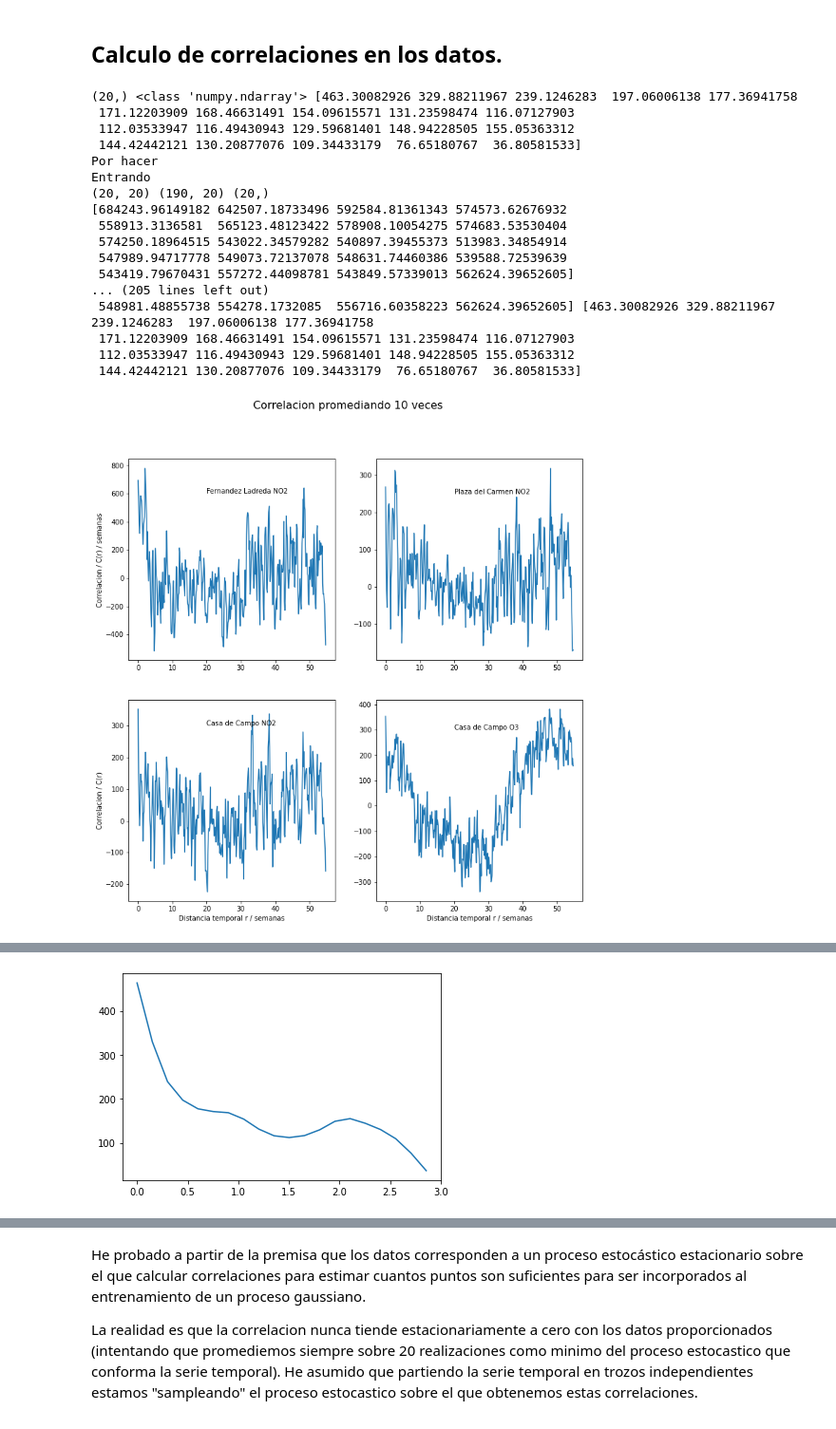
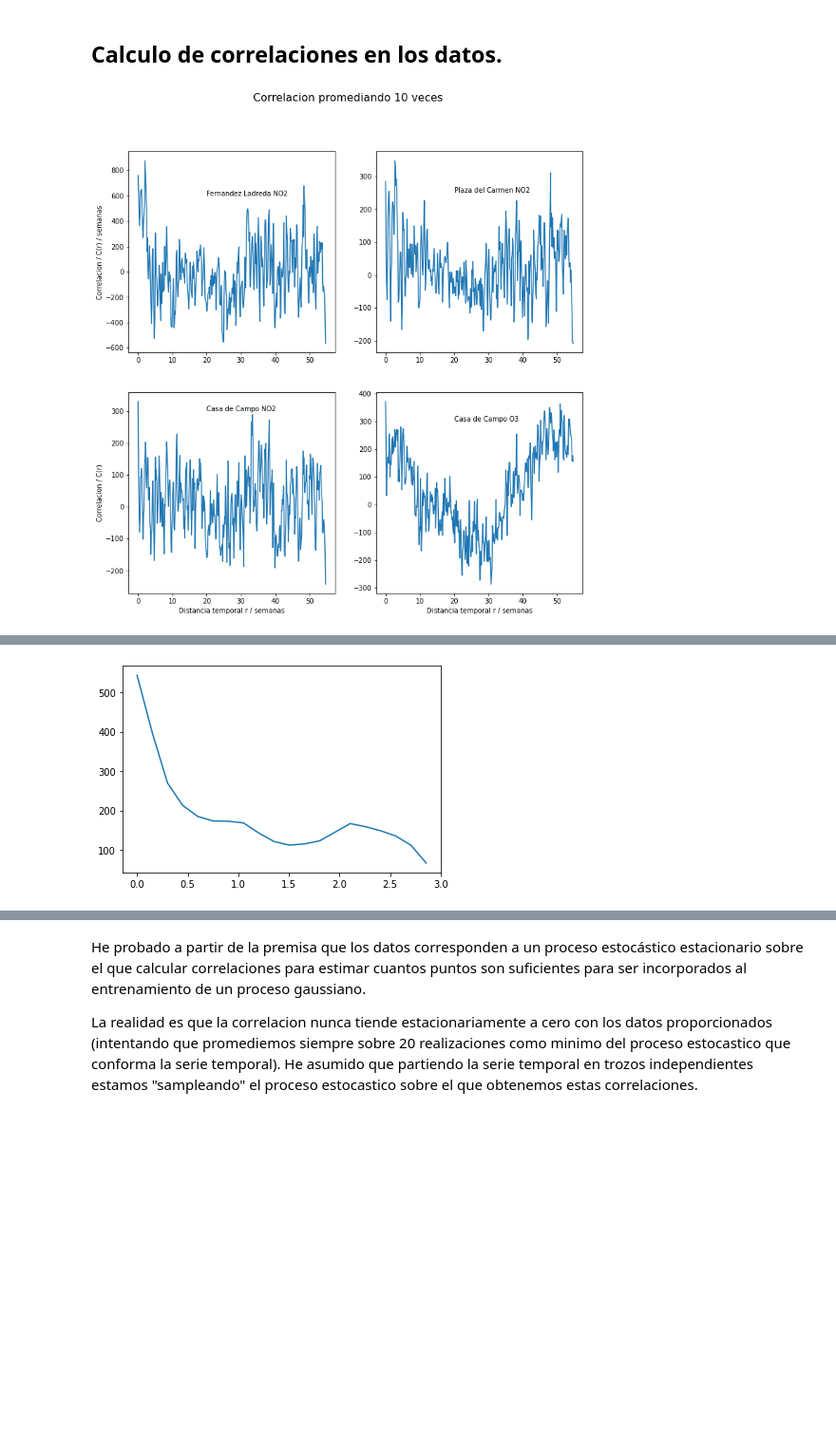
Before and after one commit to juanlu29/juanlu29, a Jupyter notebook: preprocesadoDatosContaminacionMadrid.ipynb, the cells around one changed output, grey strips where cells are left out. Shown at 95% size. Saved outputs shown, nothing was run; the diff lists cells and outputs as text; code cells hidden in the pictures; blank space fills up the shorter version.

```diff
--- a/preprocesadoDatosContaminacionMadrid.ipynb
+++ b/preprocesadoDatosContaminacionMadrid.ipynb
@@ -137,7 +137,6 @@ class correlaciones_promedio:
   '''
 
   def __init__(self,r,n,np,serie):
-    print("Entrando")
     self.Serie = serie # Array numpy con la serie temporal 1dimensional
     self.R = r # Conjunto de puntos del dominio de las medidas
     self.N = n # Numero de medidas totales de la serie temporal
@@ -173,9 +172,8 @@ class correlaciones_promedio:
     # Luego el productor matricial, si solo fuera fila traspuesta por fila misma, genera una matriz de productos punto a punto que constituyen una realizacion de la correlacion a medir
     # Si luego lo hacemos matricialmente, con las matrices incluyendo todas las realizaciones, el producto matricial es equivalente a hacer lo anterior y sumar. Es decir promediamos
     # Finalmente factor de normalizacion esta incluido
-    medida_diff_media = self.Series-np.full(np.shape(self.Series),self.Media)*np.sqrt(1./float(self.Np))
+    medida_diff_media = (self.Series-np.full(np.shape(self.Series),self.Media))*np.sqrt(1./float(self.Np))
     self.Correlacion = np.matmul(medida_diff_media.T,medida_diff_media)
-    print(np.shape(self.Correlacion),np.shape(medida_diff_media),np.shape(self.Media))
 
   def corrEstPromCompt(self):
     '''
@@ -186,16 +184,12 @@ class correlaciones_promedio:
     # Primero Consideramos la matriz formada por las correlaciones punto a punto por encima (U) y por debajo (D) de la diagonal y
     # Vamos promediando donde haya puntos disponibles y en caso contrario añadimos ceros. La idea es con la información que tenemos
     # promediar para obtener C(x,x') - C(|x-x'|).
-    [print(np.concatenate((self.Correlacion[i,i:self.P],np.zeros(i)) )) for i in range(self.P)]
-    #[plt.plot(np.concatenate((self.Correlacion[i,i:self.P],np.zeros(i)) )) for i in range(self.P)]
     corr_U = np.asarray([np.concatenate((self.Correlacion[i,i:self.P],np.zeros(i)) ) for i in range(self.P)])
-    [print(np.flip(np.concatenate(( np.zeros(self.P-i-1),self.Correlacion[i,0:i+1])))) for i in range(self.P)]
     corr_D = np.asarray([np.flip(np.concatenate((np.zeros(self.P-i-1),self.Correlacion[i,0:i+1]))) for i in range(self.P)])
 
     # Seguidamente, estas dos matrices son equivalentes en la aproximacion y se suman para obtener el promedio con la cantidad de puntos
     # que se han sumado. Estos puntos para promediar van desde 2*self.P a 2, porque es un promediado sobre dimensiones de la matriz de correlacion
     corrEst = np.sum(corr_U + corr_D,axis=0)
-    print(np.shape(corrEst),corrEst)
     self.CorrEstProm =  np.asarray([corrEst[i]/(2*self.P-i*2) for i in range(self.P)])
 
 
@@ -236,19 +230,18 @@ def averCorrComptx(serie,longitudProceso):
   correlacion = np.zeros([longitudProceso,longitudProceso])
 
   # Necesitamos derivar la media previamente
-  media = np.zeros(longitudProceso)
-  media = (1./float(particiones))*np.sum(particionado, axis=0)
+  media = (1./float(particiones-1))*np.sum(particionado, axis=0)
 
   for i in range(longitudProceso):
     for j in range(i,longitudProceso,1):
       # Promediado
-      for k in range(particiones):
+      for k in range(particiones-1):
         correlacion[i,j] += (particionado[k][i]-media[i])*(particionado[k][j]-media[j])
       # Esta matriz es simétrica
       correlacion[j,i] = correlacion[i,j]
 
   # Normalizado de la matriz
-  correlacion = correlacion*(1./float(particiones))
+  correlacion = correlacion*(1./float(particiones-1))
   return np.asarray(correlacion), np.asarray(media)
 
 
@@ -378,54 +371,53 @@ ax22c.text(1.5,500,"Casa de Campo O3")
 
 grid_plots_datos_190.show()
 
 fig_comparacion_matriz_estacionaria_exp, (ax_est,ax_exp,ax_diff) = plt.subplots(1,3,figsize=(15,6))
 
 matriz_exp = np.asarray([np.concatenate((np.flip(correlacion56[0,:],0)[len(r190)-i:],correlacion56[0,0:len(r190)-i])) for i in range(len(r190))])
 m_diff = np.abs(correlacion56-matriz_exp)/np.abs(correlacion56)
 
 im1 = ax_exp.imshow(matriz_exp,vmin=np.amin(matriz_exp),vmax=np.amax(matriz_exp),cmap='jet', aspect = 'auto')
 im2 = ax_est.imshow(correlacion56,vmin=np.amin(correlacion56),vmax=np.amax(correlacion56),cmap='jet', aspect = 'auto')
 im3 = ax_diff.imshow(m_diff,vmin=np.amin(m_diff), vmax=np.amax(m_diff), cmap='jet', aspect='auto')
 
 
 fig_comparacion_matriz_estacionaria_exp.colorbar(im1, ax=ax_exp)
 fig_comparacion_matriz_estacionaria_exp.colorbar(im2, ax=ax_est)
 fig_comparacion_matriz_estacionaria_exp.colorbar(im3, ax=ax_diff)
 
 fig_comparacion_matriz_estacionaria_exp.show()
 
 # Promedio desplazando al origen todas las correlciones punto - punto
 
 correlaciones_iz = np.asarray([np.concatenate((correlacion56[i,i:len(r190)],np.zeros(i)) )for i in range(len(r190))])
-correlaciones_de = np.asarray([np.concatenate((np.flip(correlacion56[i,0:i]),np.zeros(len(r190)-i)) )for i in range(len(r190))])
+#correlaciones_de = np.asarray([np.concatenate((np.flip(correlacion56[i,0:i]),np.zeros(len(r190)-i)) )for i in range(len(r190))])
+correlaciones_de  = np.asarray([np.flip(np.concatenate((np.zeros(len(r190)-i-1),correlacion56[i,0:i+1]))) for i in range(len(r190))])
+
+
 correlaciones_x = np.sum(correlaciones_iz + correlaciones_de,axis=0)
 correlaciones_x = np.asarray([correlaciones_x[i]/(2*len(r190)-i*2) for i in range(len(r190))])
 
+
+
+
+
 fig_medio, ax_medio = plt.subplots(1,1)
-print(np.shape(correlaciones_x),type(correlaciones_x),correlaciones_x)
 ax_medio.plot(r190,correlaciones_x)
 fig_medio.show()
 
-print("Por hacer")
-correlaciones_r190 = correlaciones_promedio(r190,len(est56NO2_np),190,est56NO2_np[:,0])
-print("Hecho")
-print(correlaciones_r190.CorrEstProm,correlaciones_x)
+correlaciones_56NO2_r190 = correlaciones_promedio(r190,len(est56NO2_np),190,est56NO2_np[:,0])
+correlaciones_24NO2_r190 = correlaciones_promedio(r190,len(est24NO2_np),190,est56NO2_np[:,0])
+correlaciones_03NO2_r190 = correlaciones_promedio(r190,len(est03NO2_np),190,est56NO2_np[:,0])
+correlaciones_56NO2_r190 = correlaciones_promedio(r190,len(est03NO2_np),190,est56NO2_np[:,0])
+
+correlaciones_56NO2_r38 = correlaciones_promedio(r38,len(est56NO2_np),38,est56NO2_np[:,0])
+correlaciones_24NO2_r38 = correlaciones_promedio(r38,len(est24NO2_np),38,est56NO2_np[:,0])
+correlaciones_03NO2_r38 = correlaciones_promedio(r38,len(est03NO2_np),38,est56NO2_np[:,0])
+correlaciones_56NO2_r38 = correlaciones_promedio(r38,len(est03O3_np),38,est56NO2_np[:,0])
+
+correlaciones_56NO2_r10 = correlaciones_promedio(r10,len(est56NO2_np),10,est56NO2_np[:,0])
+correlaciones_24NO2_r10 = correlaciones_promedio(r10,len(est24NO2_np),10,est56NO2_np[:,0])
+correlaciones_03NO2_r10 = correlaciones_promedio(r10,len(est03NO2_np),10,est56NO2_np[:,0])
+correlaciones_03O3_r10 = correlaciones_promedio(r10,len(est03O3_np),10,est56NO2_np[:,0])
 # %% [output]
-(20,) <class 'numpy.ndarray'> [463.30082926 329.88211967 239.1246283  197.06006138 177.36941758
- 171.12203909 168.46631491 154.09615571 131.23598474 116.07127903
- 112.03533947 116.49430943 129.59681401 148.94228505 155.05363312
- 144.42442121 130.20877076 109.34433179  76.65180767  36.80581533]
-Por hacer
-Entrando
-(20, 20) (190, 20) (20,)
-[684243.96149182 642507.18733496 592584.81361343 574573.62676932
- 558913.3136581  565123.48123422 578908.10054275 574683.53530404
- 574250.18964515 543022.34579282 540897.39455373 513983.34854914
- 547989.94717778 549073.72137078 548631.74460386 539588.72539639
- 543419.79670431 557272.44098781 543849.57339013 562624.39652605]
-... (205 lines left out)
- 548981.48855738 554278.1732085  556716.60358223 562624.39652605] [463.30082926 329.88211967 239.1246283  197.06006138 177.36941758
- 171.12203909 168.46631491 154.09615571 131.23598474 116.07127903
- 112.03533947 116.49430943 129.59681401 148.94228505 155.05363312
- 144.42442121 130.20877076 109.34433179  76.65180767  36.80581533]
-[figure, old version]
+[figure, new version]
@@ -435 +427 @@ Entrando
-[figure, old version]
+[figure, new version]
```
Also changed, not shown: parts of 3 cells of this notebook.
